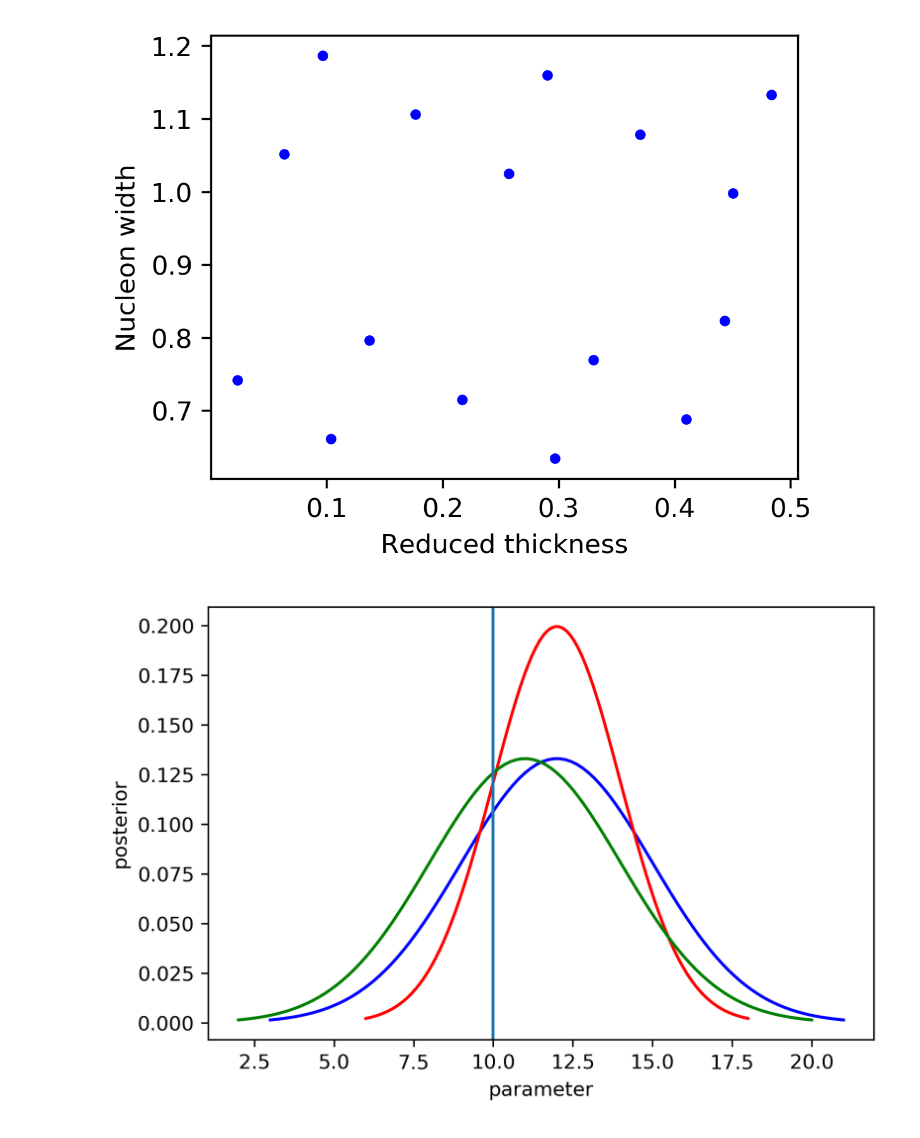
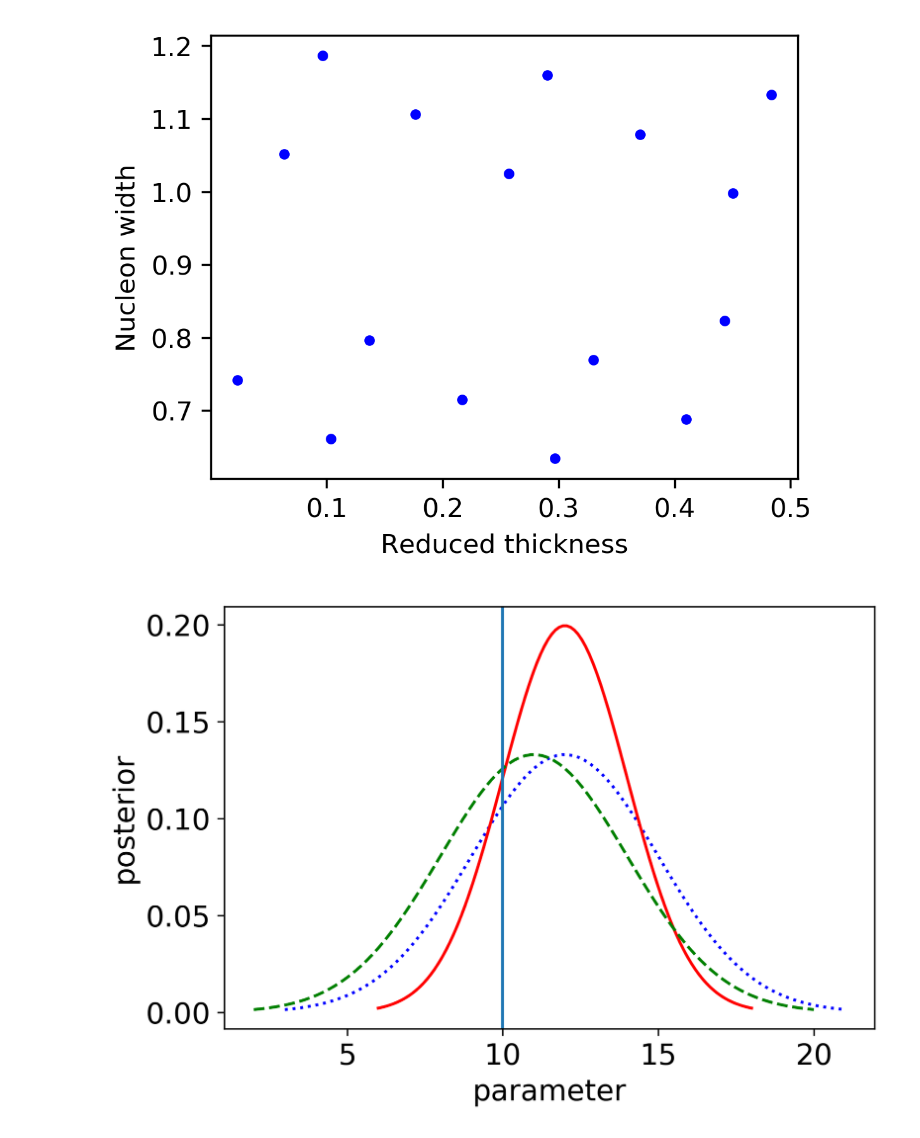
Before and after one commit to BMDragon/JupyterThings, a Jupyter notebook: TrentoGPy.ipynb, the cells around one changed output. Saved outputs shown, nothing was run; the diff lists cells and outputs as text; code cells hidden in the pictures.

```diff
--- a/TrentoGPy.ipynb
+++ b/TrentoGPy.ipynb
@@ -61,13 +61,14 @@ def gaussian(mu, sigma):
     x = np.linspace(mu - 3*sigma, mu + 3*sigma, 100)
     return x, stats.norm.pdf(x, mu, sigma)
 # %%
+plt.rcParams.update({'font.size': 15})
 plt.figure(dpi = 300)
-plt.plot(*gaussian(12, 3), 'b')
+plt.plot(*gaussian(12, 3), 'b:')
 plt.plot(*gaussian(12, 2), 'r')
-plt.plot(*gaussian(11, 3), 'g')
+plt.plot(*gaussian(11, 3), 'g--')
 plt.axvline(10)
 plt.xlabel('parameter')
 plt.ylabel('posterior')
 plt.savefig("./normpost.png")
 # %% [output]
-[figure, old version]
+[figure, new version]
```
Also changed, not shown: 10 other files.
